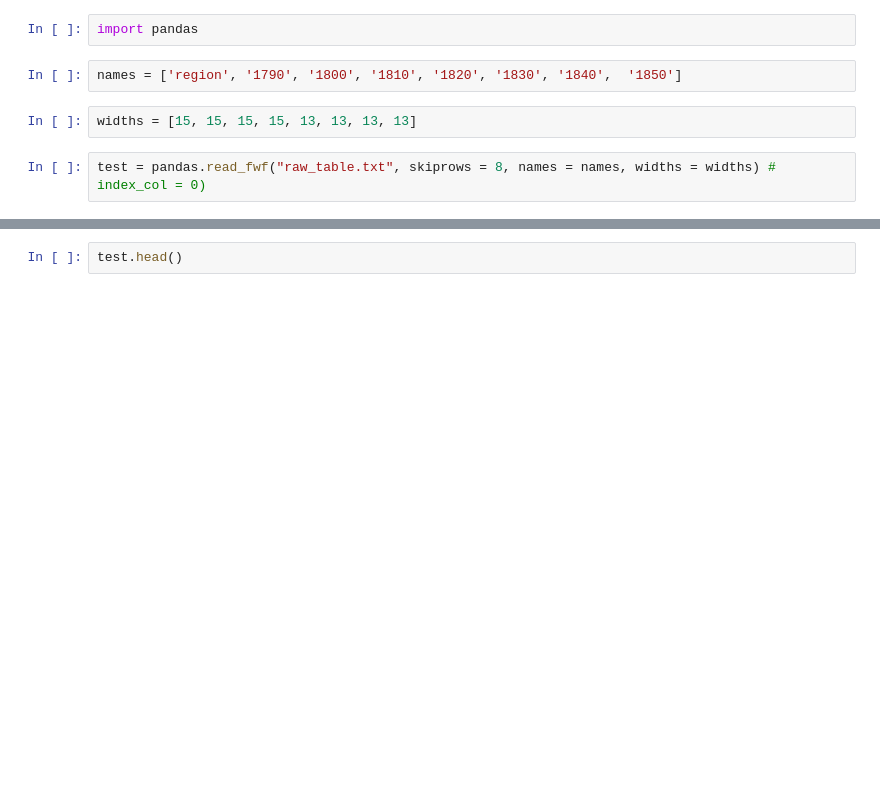
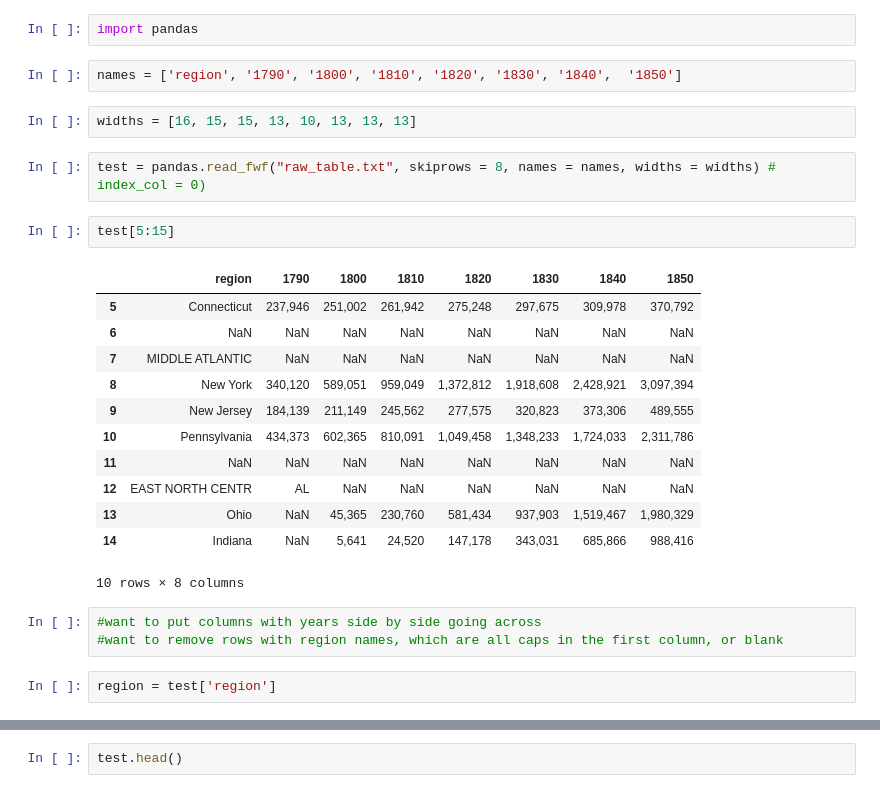
Before and after one commit to szeitlin/PopViz, a Jupyter notebook: parse_raw_populations.ipynb, the cells around one changed output, grey strips where cells are left out. Cells and saved outputs as stored; diff of their text form; blank space fills up the shorter version.

```diff
--- a/parse_raw_populations.ipynb
+++ b/parse_raw_populations.ipynb
@@ -3,6 +3,26 @@ import pandas
 # %%
 names = ['region', '1790', '1800', '1810', '1820', '1830', '1840',  '1850']
 # %%
-widths = [15, 15, 15, 15, 13, 13, 13, 13]
+widths = [16, 15, 15, 13, 10, 13, 13, 13]
 # %%
 test = pandas.read_fwf("raw_table.txt", skiprows = 8, names = names, widths = widths) # index_col = 0)
+# %%
+test[5:15]
+# %% [output]
+|  | region | 1790 | 1800 | 1810 | 1820 | 1830 | 1840 | 1850 |
+| 5 | Connecticut | 237,946 | 251,002 | 261,942 | 275,248 | 297,675 | 309,978 | 370,792 |
+| 6 | NaN | NaN | NaN | NaN | NaN | NaN | NaN | NaN |
+| 7 | MIDDLE ATLANTIC | NaN | NaN | NaN | NaN | NaN | NaN | NaN |
+| 8 | New York | 340,120 | 589,051 | 959,049 | 1,372,812 | 1,918,608 | 2,428,921 | 3,097,394 |
+| 9 | New Jersey | 184,139 | 211,149 | 245,562 | 277,575 | 320,823 | 373,306 | 489,555 |
+| 10 | Pennsylvania | 434,373 | 602,365 | 810,091 | 1,049,458 | 1,348,233 | 1,724,033 | 2,311,786 |
+| 11 | NaN | NaN | NaN | NaN | NaN | NaN | NaN | NaN |
+| 12 | EAST NORTH CENTR | AL | NaN | NaN | NaN | NaN | NaN | NaN |
+| 13 | Ohio | NaN | 45,365 | 230,760 | 581,434 | 937,903 | 1,519,467 | 1,980,329 |
+| 14 | Indiana | NaN | 5,641 | 24,520 | 147,178 | 343,031 | 685,866 | 988,416 |
+10 rows × 8 columns
+# %%
+#want to put columns with years side by side going across
+#want to remove rows with region names, which are all caps in the first column, or blank
+# %%
+region = test['region']
```
Also changed, not shown: parts of 5 cells of this notebook.
